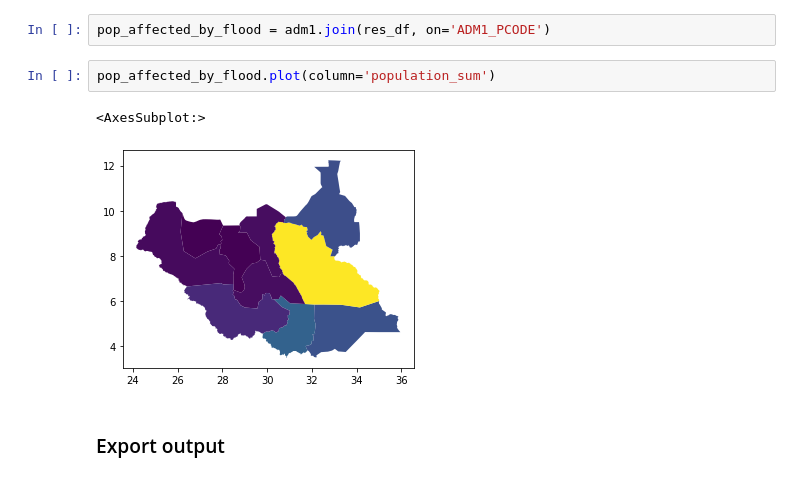
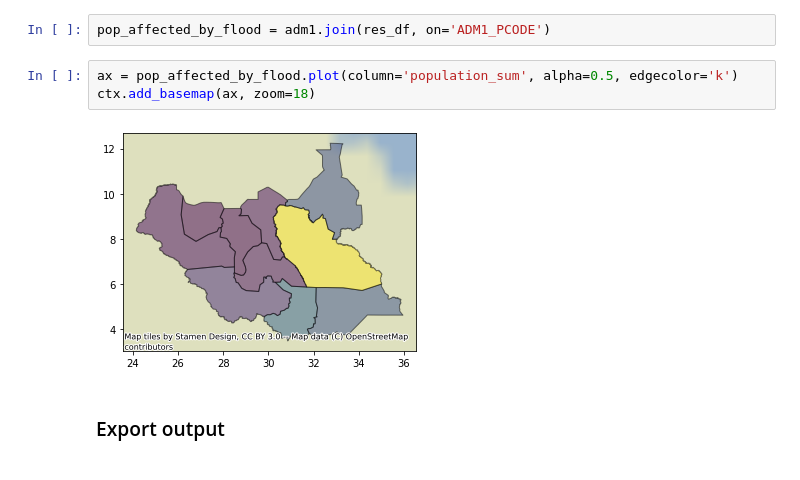
Before and after one commit to sabgis1968/rdl-pyTools, a Jupyter notebook: ss-fl-pop.ipynb, the cells around one changed output. Cells and saved outputs as stored; diff of their text form.

```diff
--- a/ss-fl-pop.ipynb
+++ b/ss-fl-pop.ipynb
@@ -227,11 +205,11 @@ adm2_stats = collect_stats(base_loc+'hzd-ss-fl-rp100.tif', base_loc+'SS_ADM2.shp
 res_df = convert_stats_to_df(adm1_stats, 'population_sum', 'sum')
 # %%
 pop_affected_by_flood = adm1.join(res_df, on='ADM1_PCODE')
-# %%
-pop_affected_by_flood.plot(column='population_sum')
-# %% [output]
-<AxesSubplot:>
-[figure, removed]
+# %%
+ax = pop_affected_by_flood.plot(column='population_sum', alpha=0.5, edgecolor='k')
+ctx.add_basemap(ax, zoom=18)
+# %% [output]
+[figure, added]
 # %% [markdown]
 ### Export output
 # %%
```
Also changed, not shown: parts of 6 cells of this notebook.
